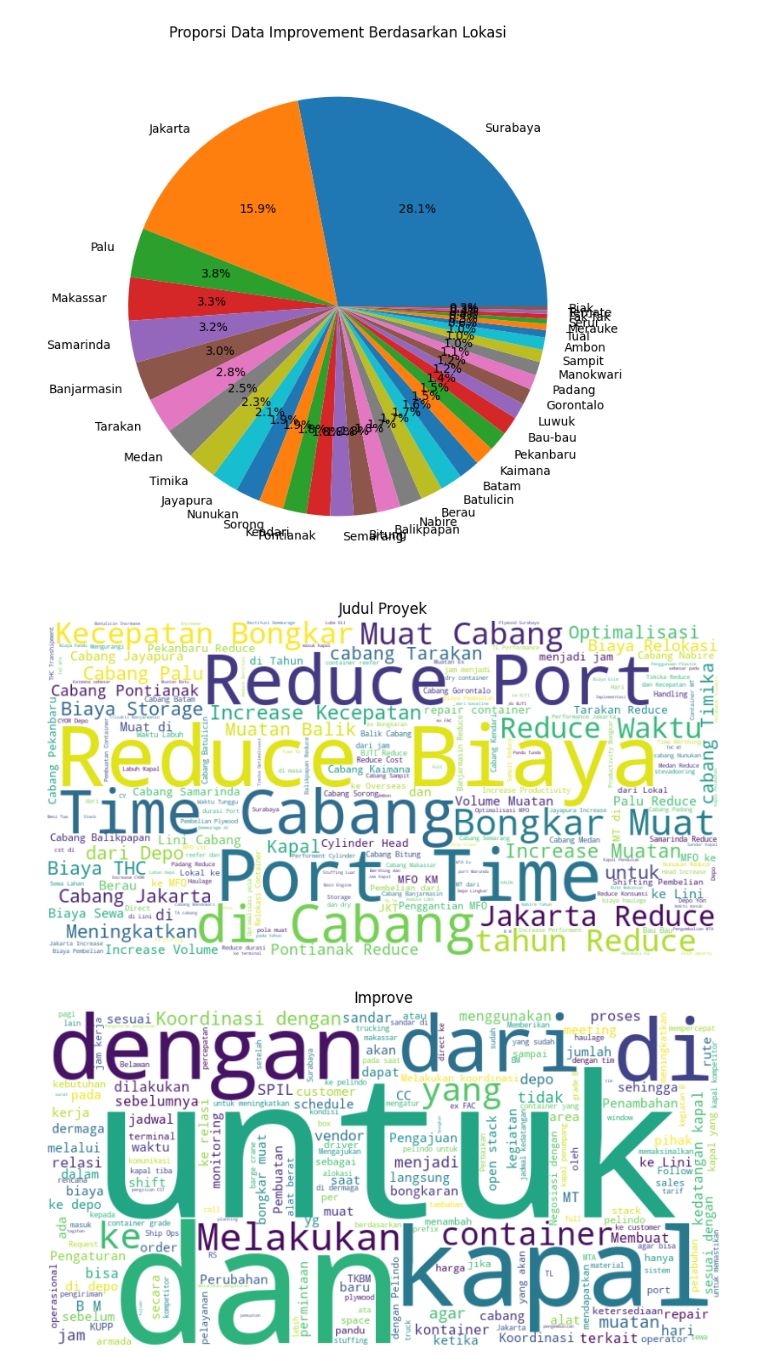
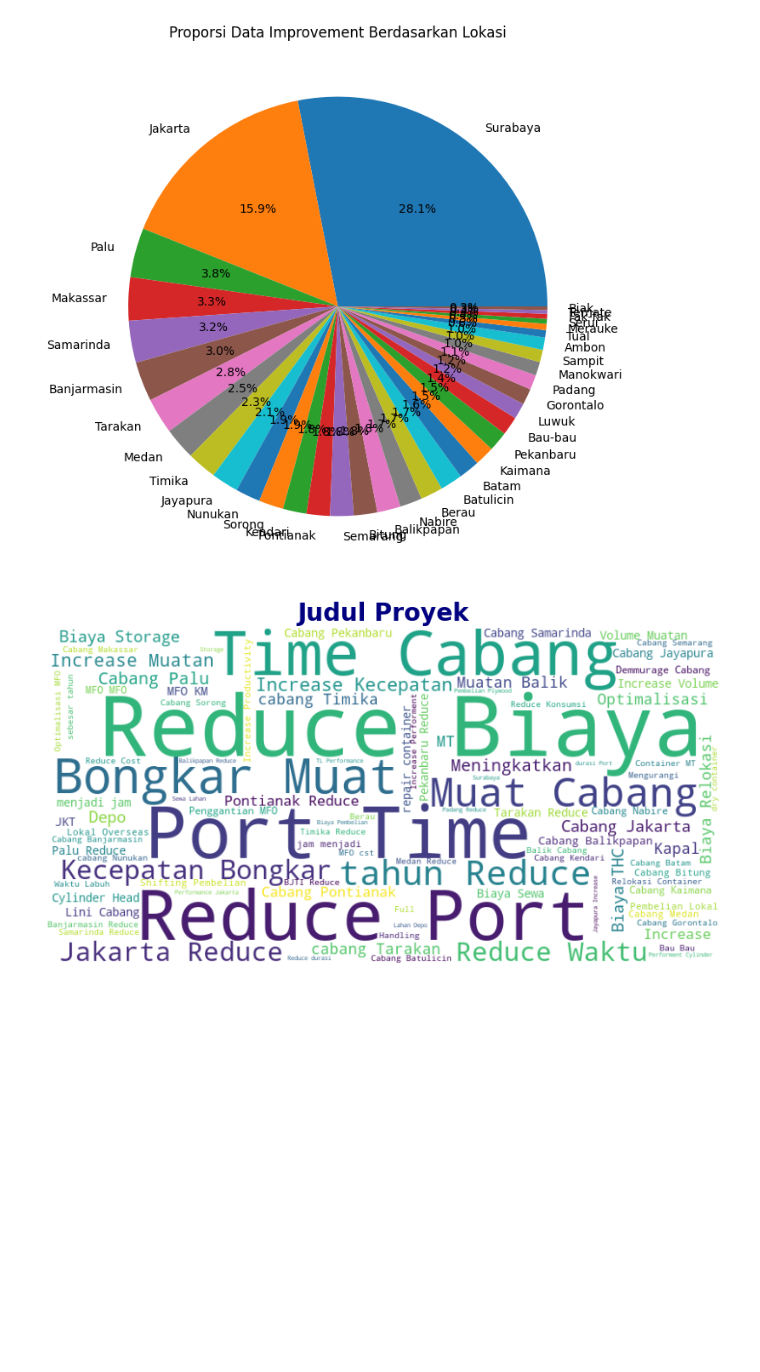
Before and after one commit to ChristoliniAngelo/sistem-rekomendasi-action-plan, a Jupyter notebook: fix.ipynb, the cells around one changed output. Saved outputs shown, nothing was run; the diff lists cells and outputs as text; code cells hidden in the pictures; blank space fills up the shorter version.

```diff
--- a/fix.ipynb
+++ b/fix.ipynb
@@ -119,23 +121,20 @@ plt.show()
 # %%
 from wordcloud import WordCloud
 
-all_text = ' '.join(df['Project Title'].dropna())
-wordcloud = WordCloud(width=800, height=400, background_color='white').generate(all_text)
+all_text_project = ' '.join(df['Project Title'].dropna())
+factory_project = StopWordRemoverFactory()
+stopwords_project = factory_project.get_stop_words()
 
-plt.figure(figsize=(10, 6))
+cleaned_project_title = ' '.join([word for word in all_text_project.split() if word.lower() not in stopwords])
+
+wordcloud = WordCloud(width=800, height=400, background_color='white', contour_color='steelblue', contour_width=2,
+                      colormap='viridis', max_words=100,).generate(cleaned_project_title)
+
+
+plt.figure(figsize=(10, 8))
 plt.imshow(wordcloud, interpolation='bilinear')
 plt.axis('off')
-plt.title('Judul Proyek')
+plt.title('Judul Proyek', fontsize=20, color='navy', fontweight='bold')
 plt.show()
-
-all_text = ' '.join(df['Improve'].dropna())
-wordcloud = WordCloud(width=800, height=400, background_color='white').generate(all_text)
-
-plt.figure(figsize=(10, 6))
-plt.imshow(wordcloud, interpolation='bilinear')
-plt.axis('off')
-plt.title('Improve')
-plt.show()
 # %% [output]
-[figure, old version]
+[figure, new version]
-[figure, removed]
```
Also changed, not shown: parts of 14 cells of this notebook.
